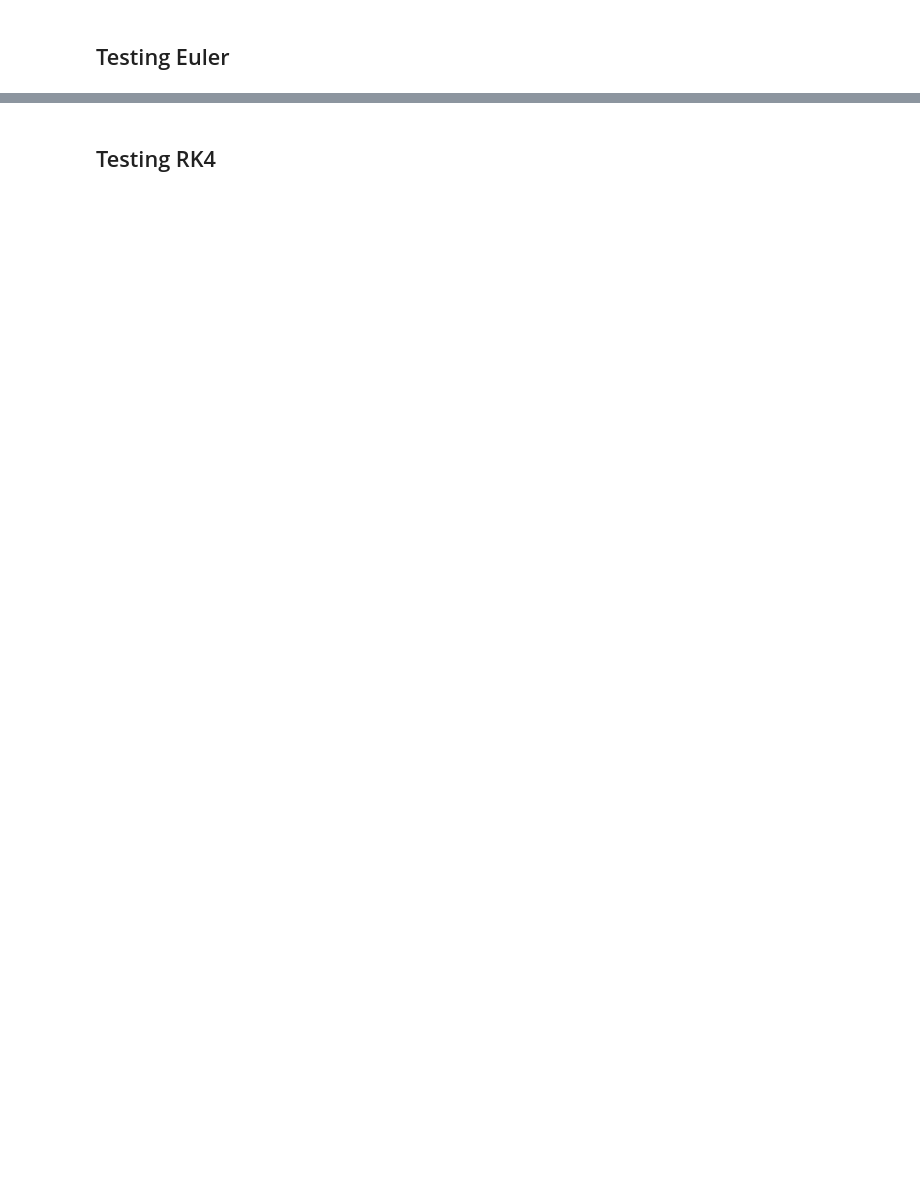
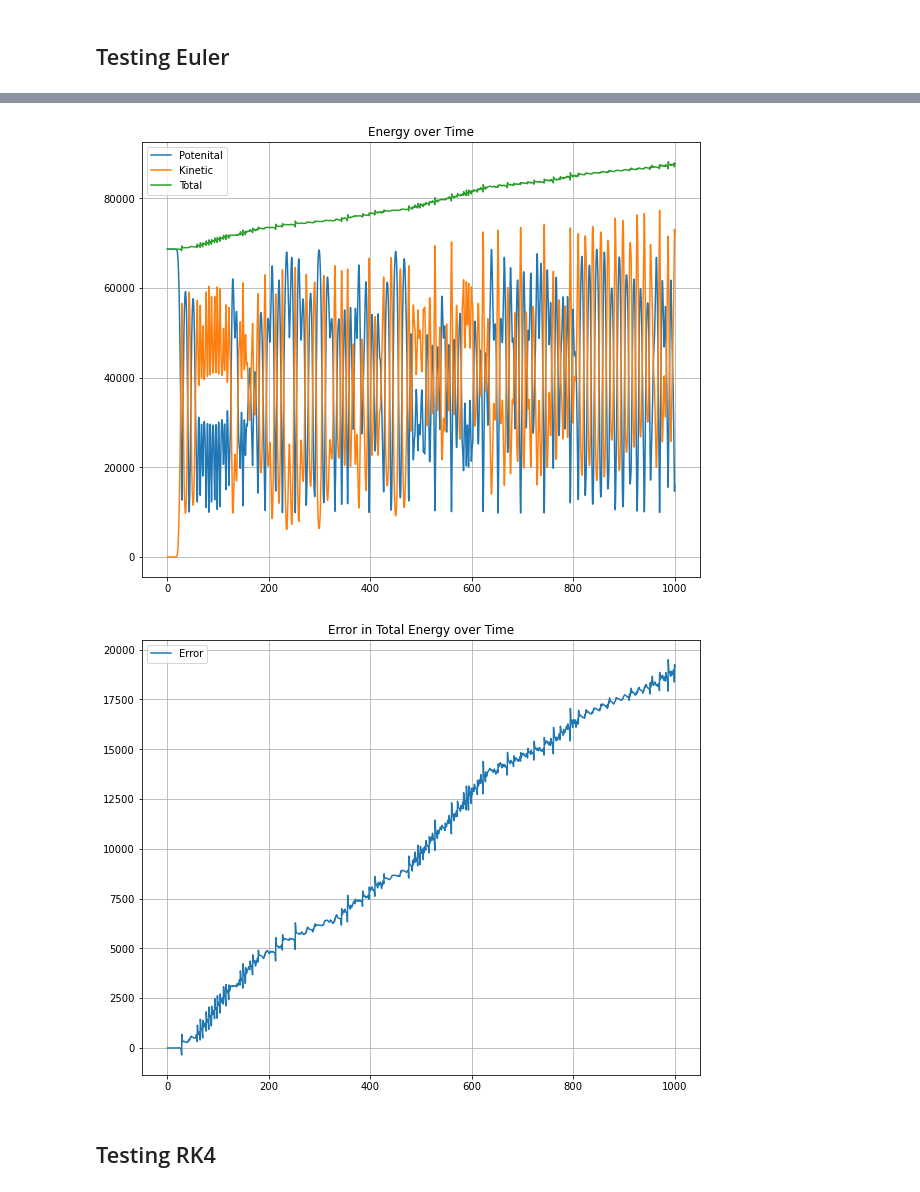
Before and after one commit to snow259/Computational-Physics, a Jupyter notebook: Double-Pendulums/notebooks/Double Pendulums Integrator Testing.ipynb, the cells around one changed output, grey strips where cells are left out. Drawn from its saved outputs; the diff is of its cells as text; code cells hidden in the pictures; blank space fills up the shorter version.

```diff
--- a/Double-Pendulums/notebooks/Double Pendulums Integrator Testing.ipynb
+++ b/Double-Pendulums/notebooks/Double Pendulums Integrator Testing.ipynb
@@ -133,5 +142,5 @@ theta1 = 1 * np.pi + 1e-5
 theta2 = 1 * np.pi
 omega1 = 0
 omega2 = 0
-h = 0.001
+h = 0.01
 t = 0
@@ -138,7 +149,23 @@ t = 0
+# %%
+def plotEnergies(states, energies):
+    plt.figure(figsize=(10, 8))
+    plt.plot(states["ts"], energies["potentials"], label="Potenital")
+    plt.plot(states["ts"], energies["kinetics"], label="Kinetic")
+    plt.plot(states["ts"], energies["potentials"] + energies["kinetics"], label="Total")
+    plt.title("Energy over Time")
+    plt.legend()
+    plt.grid()
+# %%
+def plotError(states, energies):
+    plt.figure(figsize=(10, 8))
+    plt.plot(states["ts"], energies["totals"] - energies["totals"][0], label="Error")
+    plt.title("Error in Total Energy over Time")
+    plt.legend()
+    plt.grid()
 # %% [markdown]
 ## Testing Euler
 # %%
-states = integrate(theta1, omega1, theta2, omega2, h, t, 100, euler)
+states = integrate(theta1, omega1, theta2, omega2, h, t, 1000, euler)
 energies = energy(states)
 # %%
 errors(energies)
@@ -150,3 +177,9 @@ Mean total energy: 63310.03816406759 joules
+# %%
+plotEnergies(states, energies)
+plotError(states, energies)
+# %% [output]
+[figure, added]
+[figure, added]
 # %% [markdown]
 ## Testing RK4
 # %%
```
Also changed, not shown: parts of 7 cells of this notebook.
